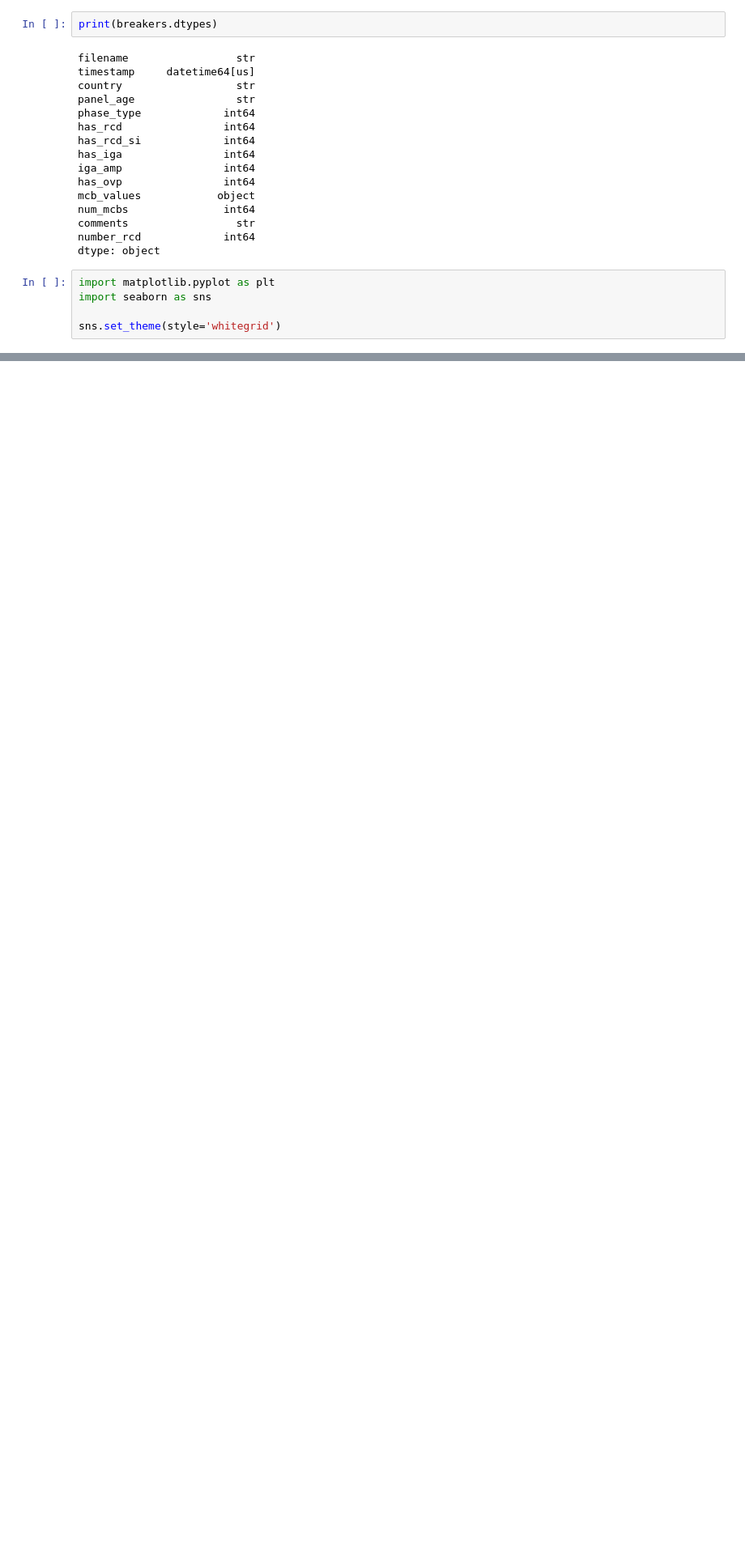
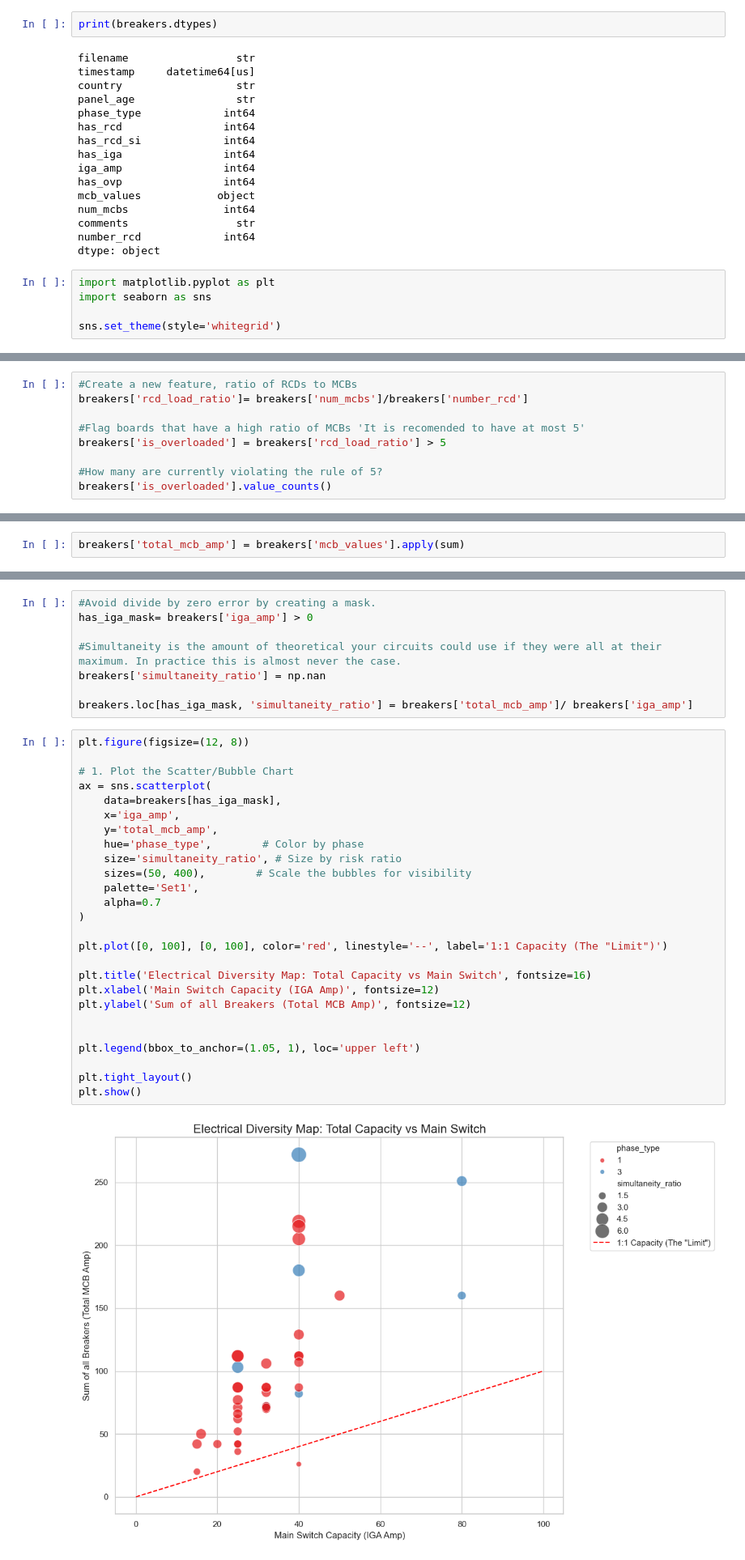
Before and after one commit to cerrmcneel/breaker-detection-project, a Jupyter notebook: datacleaning.ipynb, the cells around one changed output, grey strips where cells are left out. Shown at 81% size. Cells and saved outputs as stored; diff of their text form; blank space fills up the shorter version.

```diff
--- a/datacleaning.ipynb
+++ b/datacleaning.ipynb
@@ -125,0 +230,9 @@ Total panels analyzed: 51
+# %%
+#Create a new feature, ratio of RCDs to MCBs
+breakers['rcd_load_ratio']= breakers['num_mcbs']/breakers['number_rcd']
+
+#Flag boards that have a high ratio of MCBs 'It is recomended to have at most 5'
+breakers['is_overloaded'] = breakers['rcd_load_ratio'] > 5
+
+#How many are currently violating the rule of 5?
+breakers['is_overloaded'].value_counts()
@@ -125,0 +258,2 @@ Total panels analyzed: 51
+# %%
+breakers['total_mcb_amp'] = breakers['mcb_values'].apply(sum)
@@ -125,0 +269,36 @@ Total panels analyzed: 51
+# %%
+#Avoid divide by zero error by creating a mask.
+has_iga_mask= breakers['iga_amp'] > 0
+
+#Simultaneity is the amount of theoretical your circuits could use if they were all at their maximum. In practice this is almost never the case.
+breakers['simultaneity_ratio'] = np.nan
+
+breakers.loc[has_iga_mask, 'simultaneity_ratio'] = breakers['total_mcb_amp']/ breakers['iga_amp']
+# %%
+plt.figure(figsize=(12, 8))
+
+# 1. Plot the Scatter/Bubble Chart
+ax = sns.scatterplot(
+    data=breakers[has_iga_mask],
+    x='iga_amp',
+    y='total_mcb_amp',
+    hue='phase_type',        # Color by phase
+    size='simultaneity_ratio', # Size by risk ratio
+    sizes=(50, 400),        # Scale the bubbles for visibility
+    palette='Set1',
+    alpha=0.7
+)
+
+plt.plot([0, 100], [0, 100], color='red', linestyle='--', label='1:1 Capacity (The "Limit")')
+
+plt.title('Electrical Diversity Map: Total Capacity vs Main Switch', fontsize=16)
+plt.xlabel('Main Switch Capacity (IGA Amp)', fontsize=12)
+plt.ylabel('Sum of all Breakers (Total MCB Amp)', fontsize=12)
+
+
+plt.legend(bbox_to_anchor=(1.05, 1), loc='upper left')
+
+plt.tight_layout()
+plt.show()
+# %% [output]
+[figure, added]
```
Also changed, not shown: parts of 22 cells of this notebook, 8 other files.
